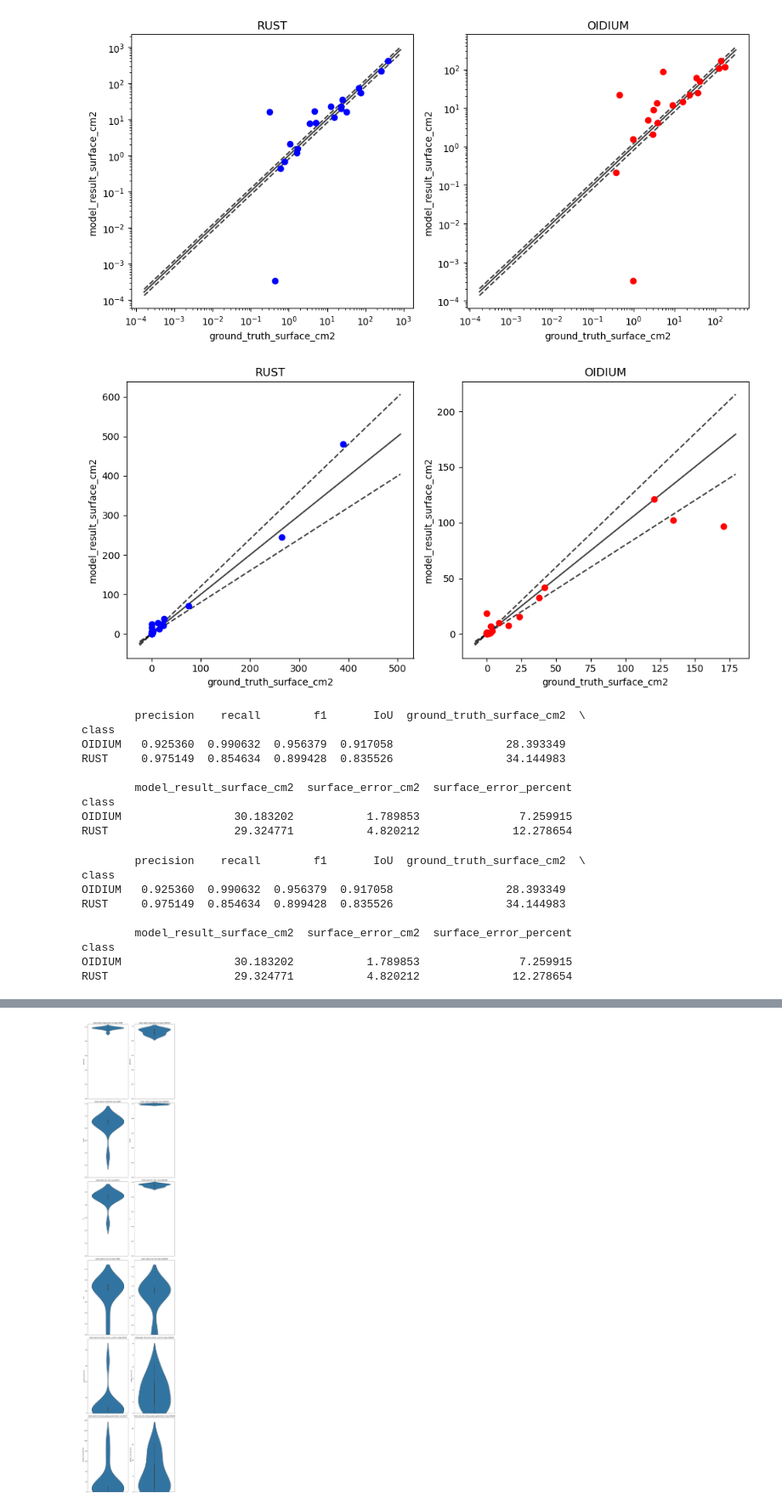
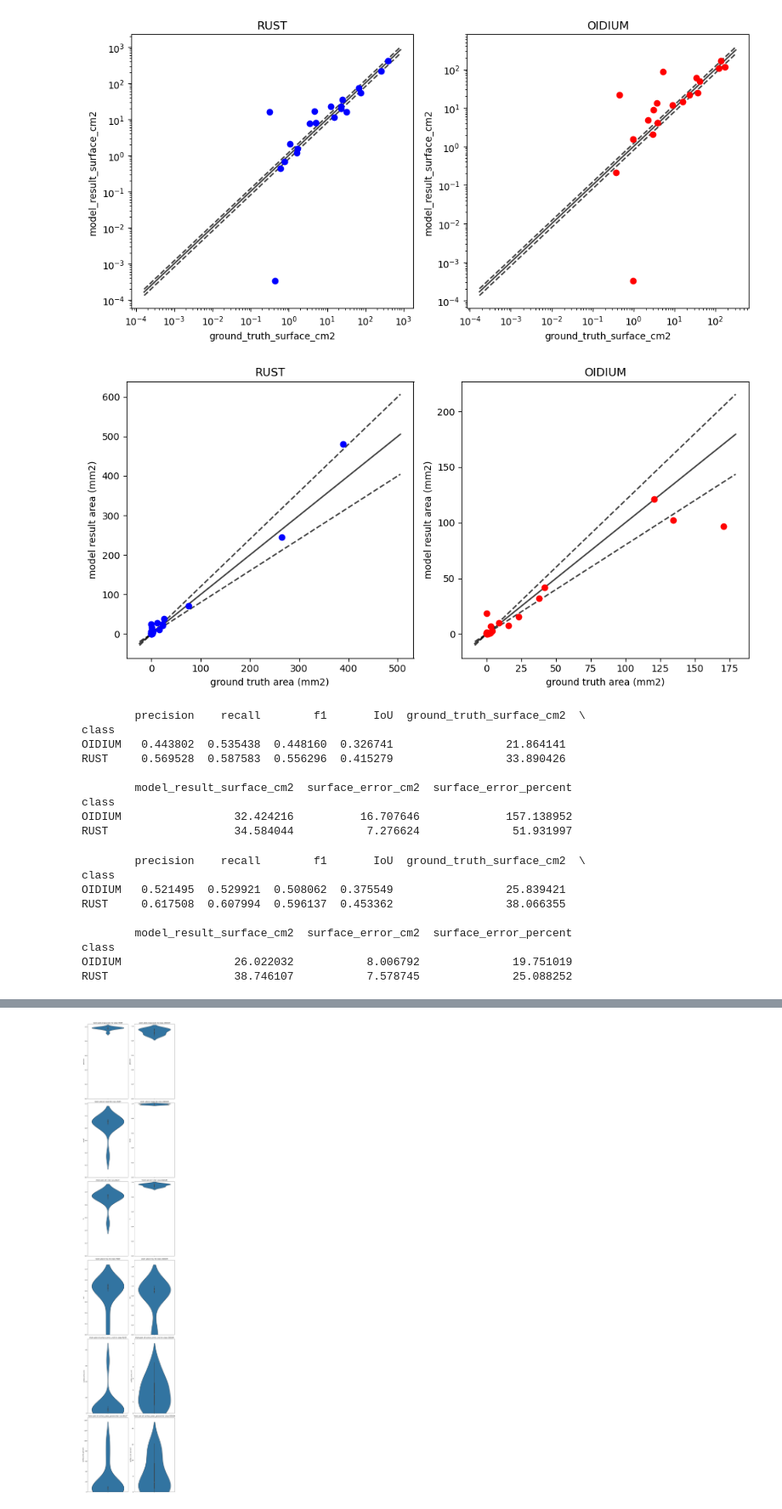
Before and after one commit to titouanlegourrierec/Leaf_Disease_Segmentation, a Jupyter notebook: model_evaluation/metrics.ipynb, the cells around one changed output, grey strips where cells are left out. Shown at 85% size. Cells and saved outputs as stored; diff of their text form; code cells hidden in the pictures.

```diff
--- a/model_evaluation/metrics.ipynb
+++ b/model_evaluation/metrics.ipynb
@@ -553,3 +553,4 @@ df.to_csv("/Users/titouanlegourrierec/Desktop/PATCHS/excel_results/Eigen", index
 # %%
+import pandas as pd
 # Charger le fichier CSV
-df = pd.read_csv("/Users/titouanlegourrierec/Desktop/PATCHS/excel_results/LAB")
+df = pd.read_csv("/Users/titouanlegourrierec/Desktop/new_ANNOT/new_excels/metrics_new_LAB2.csv")
@@ -668,36 +753,38 @@ fig, axs = plt.subplots(1, 2, figsize=(10, 5))
 axs[0].scatter(df_rust_plot['ground_truth_surface_cm2'], df_rust_plot['model_result_surface_cm2'], color='blue')
 axs[0].set_title('RUST')
 
 # Create a scatter plot of 'ground_truth_surface_cm2' vs 'model_result_surface_cm2' for 'OIDIUM' class
 axs[1].scatter(df_oidium_plot['ground_truth_surface_cm2'], df_oidium_plot['model_result_surface_cm2'], color='red')
 axs[1].set_title('OIDIUM')
 
 # Add a y=x reference line and two dashed lines at y=x±5% to both subplots
 for ax in axs:
     lims = [
         np.min([ax.get_xlim(), ax.get_ylim()]),  # min of both axes
         np.max([ax.get_xlim(), ax.get_ylim()]),  # max of both axes
     ]
 
     # y=x line
     ax.plot(lims, lims, 'k-', alpha=0.75, zorder=0)
 
     # y=x+5% line
     ax.plot(lims, [lim*1.2 for lim in lims], 'k--', alpha=0.75, zorder=0)
 
     # y=x-5% line
     ax.plot(lims, [lim*0.8 for lim in lims], 'k--', alpha=0.75, zorder=0)
 
-    ax.set_xlabel('ground_truth_surface_cm2')
-    ax.set_ylabel('model_result_surface_cm2')
+    ax.set_xlabel('ground truth area (mm2)')
+    ax.set_ylabel('model result area (mm2)')
 
 # Adjust the layout
 plt.tight_layout()
 
+plt.savefig("/Users/titouanlegourrierec/Desktop/figures/feuilles/area_feuille_YUV_trous.pdf", format='pdf')
+
 # Show the plot
 plt.show()
 # %% [output]
-[figure, old version]
+[figure, new version]
 # %%
 # Importation des bibliothèques nécessaires
 import pandas as pd
@@ -732,13 +819,13 @@ print(average_values)
 # %% [output]
         precision    recall        f1       IoU  ground_truth_surface_cm2  \
 class
-OIDIUM   0.925360  0.990632  0.956379  0.917058                 28.393349
-RUST     0.975149  0.854634  0.899428  0.835526                 34.144983
+OIDIUM   0.443802  0.535438  0.448160  0.326741                 21.864141
+RUST     0.569528  0.587583  0.556296  0.415279                 33.890426
 
         model_result_surface_cm2  surface_error_cm2  surface_error_percent
 class
-OIDIUM                 30.183202           1.789853               7.259915
-RUST                   29.324771           4.820212              12.278654
+OIDIUM                 32.424216          16.707646             157.138952
+RUST                   34.584044           7.276624              51.931997
 # %%
 # Importation des bibliothèques nécessaires
 import pandas as pd
@@ -755,15 +842,19 @@ columns_of_interest = ['precision', 'recall', 'f1', 'IoU', 'ground_truth_surface
 filtered_df = df[df['class'].isin(classes_of_interest)].copy()  # Ajout de .copy() pour éviter l'avertissement
 
 # Exclure les images 4 et 14
-filtered_df = filtered_df[~filtered_df['image'].isin(["111_leaf2", "654_leaf4", "269_leaf3", "376_leaf5"])]
+#filtered_df = filtered_df[~filtered_df['image'].isin(["111_leaf2", "654_leaf4", "269_leaf3", "376_leaf5"])]
+filtered_df = filtered_df[~filtered_df['image'].isin(["111_leaf2", "654_leaf4", "269_leaf3", "376_leaf5", "45_leaf2", "410_leaf2" ])]
 
 # Remplacer les valeurs 1, 0 par NaN dans les colonnes 'precision', 'recall', 'f1' et 'IoU' en utilisant .loc[]
 filtered_df.loc[:, ['precision', 'recall', 'f1', 'IoU']] = filtered_df[['precision', 'recall', 'f1', 'IoU']].replace({1: np.nan, 0: np.nan})
 
 # Remplacer les valeurs de 'surface_error_percent' par NaN lorsque 'ground_truth_surface_cm2' est 0
-filtered_df.loc[filtered_df['ground_truth_surface_cm2'] == 0, 'surface_error_percent'] = np.nan
+filtered_df.loc[filtered_df['ground_truth_surface_cm2'] < 1, 'surface_error_percent'] = np.nan
+
 
 # Remplacer les valeurs de 'surface_error_percent' par NaN lorsque 'surface_error_percent' est supérieur à 200
+filtered_df.loc[filtered_df['model_result_surface_cm2'] < 1, 'surface_error_percent'] = np.nan
+
 filtered_df.loc[filtered_df['surface_error_percent'] > 99, 'surface_error_percent'] = np.nan
 
 # Grouper le DataFrame filtré par classe et calculer la moyenne pour chaque colonne d'intérêt
@@ -774,10 +865,10 @@ print(average_values)
 # %% [output]
         precision    recall        f1       IoU  ground_truth_surface_cm2  \
 class
-OIDIUM   0.925360  0.990632  0.956379  0.917058                 28.393349
-RUST     0.975149  0.854634  0.899428  0.835526                 34.144983
+OIDIUM   0.521495  0.529921  0.508062  0.375549                 25.839421
+RUST     0.617508  0.607994  0.596137  0.453362                 38.066355
 
         model_result_surface_cm2  surface_error_cm2  surface_error_percent
 class
-OIDIUM                 30.183202           1.789853               7.259915
-RUST                   29.324771           4.820212              12.278654
+OIDIUM                 26.022032           8.006792              19.751019
+RUST                   38.746107           7.578745              25.088252
```
Also changed, not shown: parts of 13 cells of this notebook, 2 other files.
